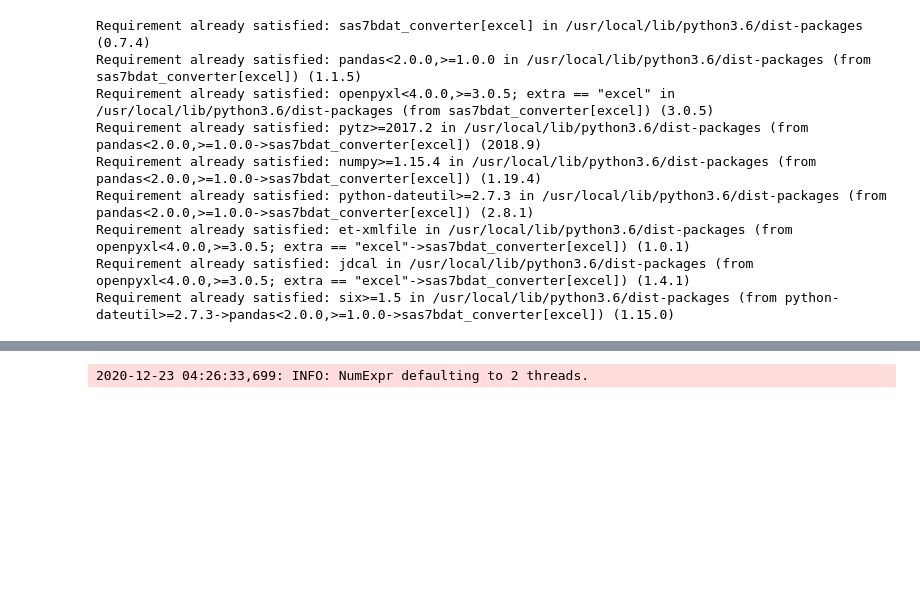
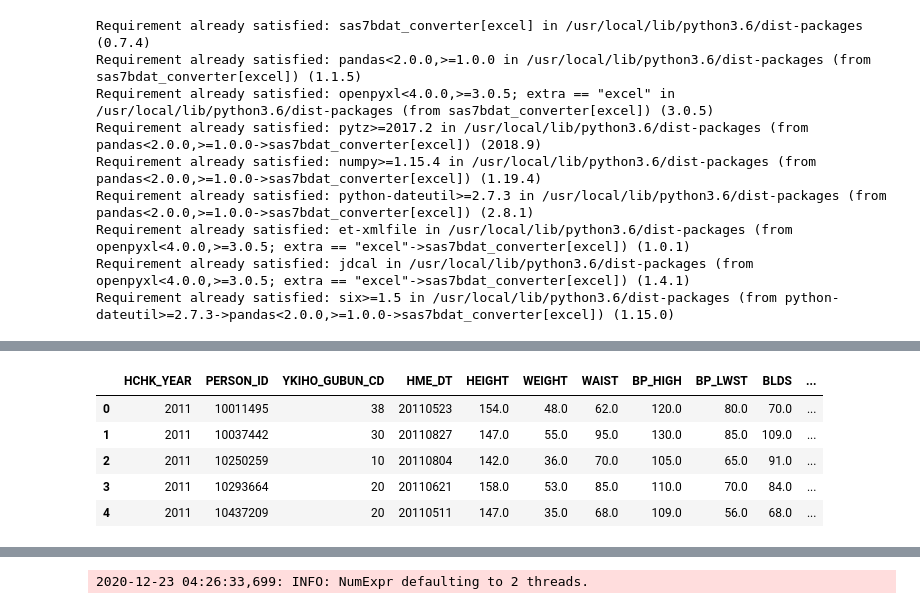
Before and after one commit to JoonYoung-Sohn/practice, a Jupyter notebook: Disease Prediction/201223_data_preprocessing.ipynb, the cells around one changed output, grey strips where cells are left out. Drawn from its saved outputs; the diff is of its cells as text; code cells hidden in the pictures; blank space fills up the shorter version.

```diff
--- a/Disease Prediction/201223_data_preprocessing.ipynb
+++ b/Disease Prediction/201223_data_preprocessing.ipynb
@@ -30,0 +66,11 @@ import sas7bdat_converter
+# %%
+import pandas as pd
+df=pd.read_csv('nhis_senior_gj_2011.csv')
+df.head()
+# %% [output]
+|  | HCHK_YEAR | PERSON_ID | YKIHO_GUBUN_CD | HME_DT | HEIGHT | WEIGHT | WAIST | BP_HIGH | BP_LWST | BLDS | ... |
+| 0 | 2011 | 10011495 | 38 | 20110523 | 154.0 | 48.0 | 62.0 | 120.0 | 80.0 | 70.0 | ... |
+| 1 | 2011 | 10037442 | 30 | 20110827 | 147.0 | 55.0 | 95.0 | 130.0 | 85.0 | 109.0 | ... |
+| 2 | 2011 | 10250259 | 10 | 20110804 | 142.0 | 36.0 | 70.0 | 105.0 | 65.0 | 91.0 | ... |
+| 3 | 2011 | 10293664 | 20 | 20110621 | 158.0 | 53.0 | 85.0 | 110.0 | 70.0 | 84.0 | ... |
+| 4 | 2011 | 10437209 | 20 | 20110511 | 147.0 | 35.0 | 68.0 | 109.0 | 56.0 | 68.0 | ... |
```
Also changed, not shown: parts of 8 cells of this notebook.
